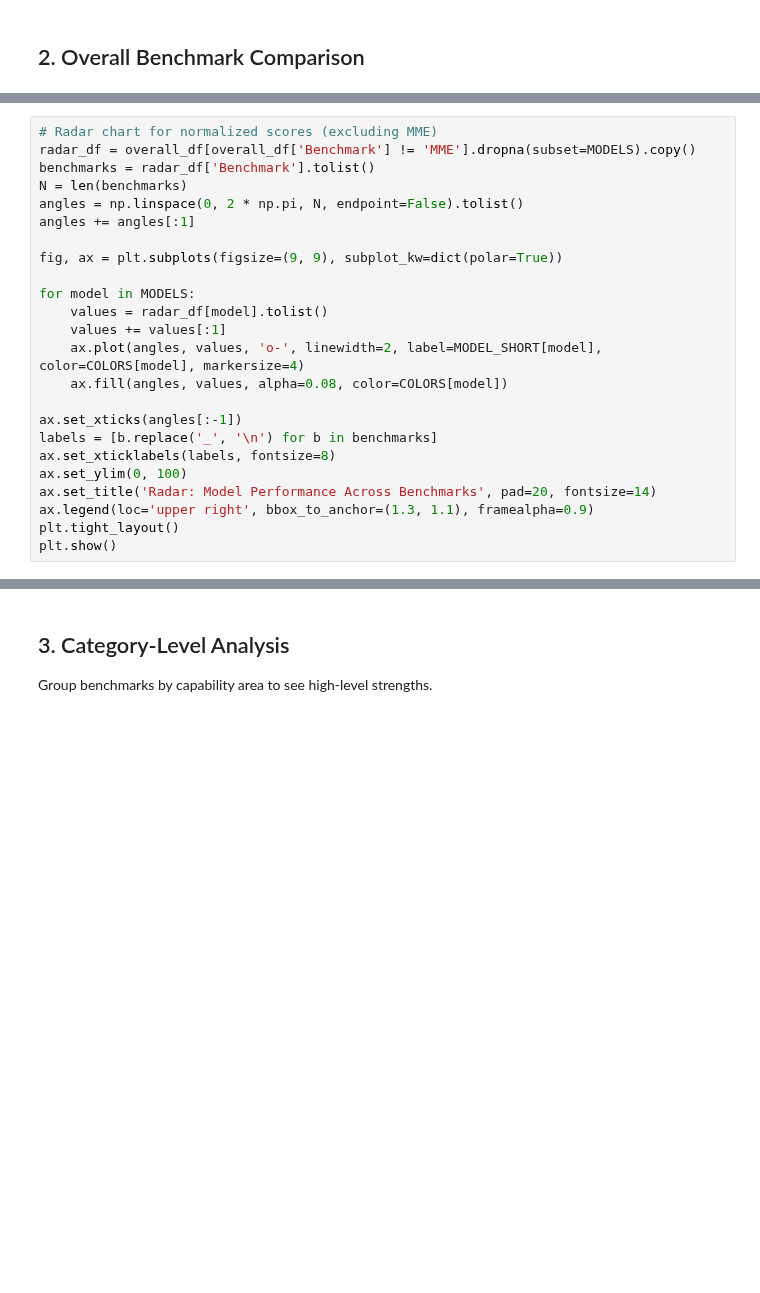
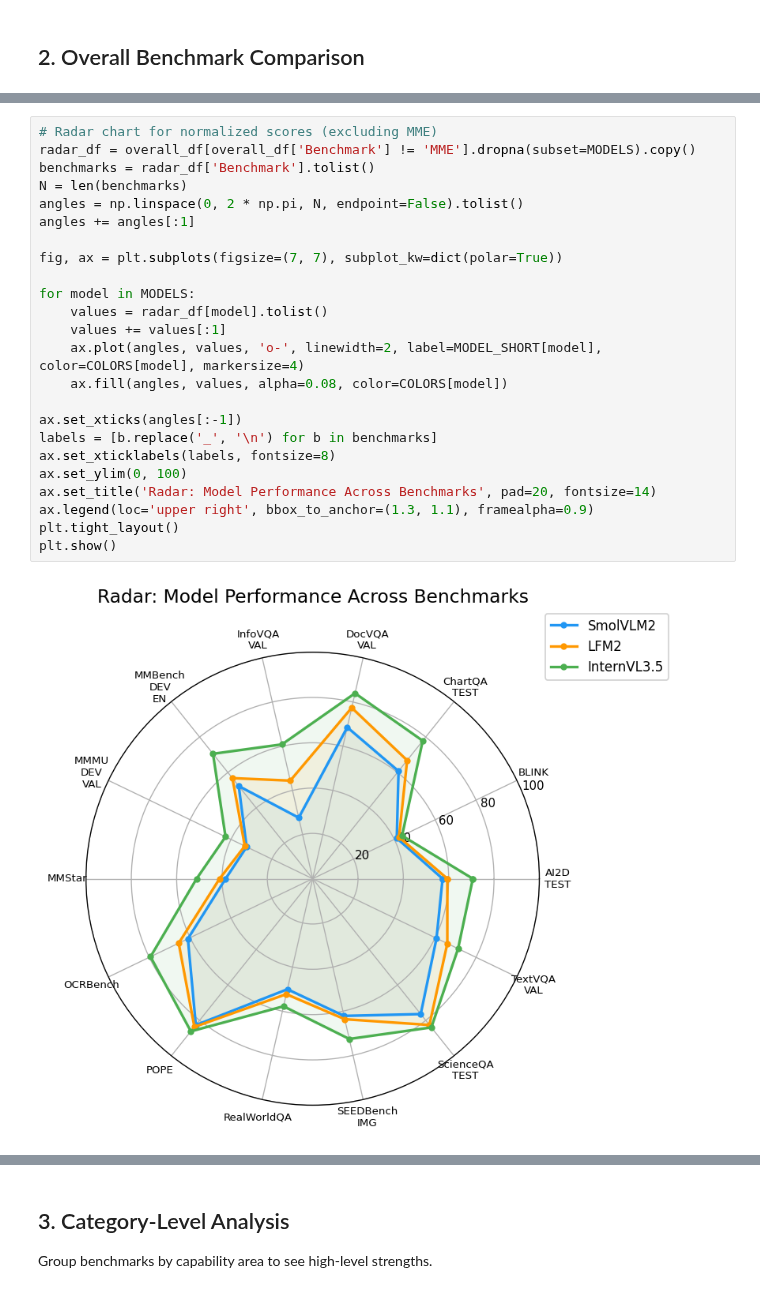
Before and after one commit to euler-666/VLMEvalKit, a Jupyter notebook: analysis.ipynb, the cells around one changed output, grey strips where cells are left out. Cells and saved outputs as stored; diff of their text form; blank space fills up the shorter version.

Commit message:
adding benchmark plotting in jupyter notebook

```diff
--- a/analysis.ipynb
+++ b/analysis.ipynb
@@ -171,27 +212,29 @@ plt.show()
 # %%
 # Radar chart for normalized scores (excluding MME)
 radar_df = overall_df[overall_df['Benchmark'] != 'MME'].dropna(subset=MODELS).copy()
 benchmarks = radar_df['Benchmark'].tolist()
 N = len(benchmarks)
 angles = np.linspace(0, 2 * np.pi, N, endpoint=False).tolist()
 angles += angles[:1]
 
-fig, ax = plt.subplots(figsize=(9, 9), subplot_kw=dict(polar=True))
+fig, ax = plt.subplots(figsize=(7, 7), subplot_kw=dict(polar=True))
 
 for model in MODELS:
     values = radar_df[model].tolist()
     values += values[:1]
     ax.plot(angles, values, 'o-', linewidth=2, label=MODEL_SHORT[model], color=COLORS[model], markersize=4)
     ax.fill(angles, values, alpha=0.08, color=COLORS[model])
 
 ax.set_xticks(angles[:-1])
 labels = [b.replace('_', '\n') for b in benchmarks]
 ax.set_xticklabels(labels, fontsize=8)
 ax.set_ylim(0, 100)
 ax.set_title('Radar: Model Performance Across Benchmarks', pad=20, fontsize=14)
 ax.legend(loc='upper right', bbox_to_anchor=(1.3, 1.1), framealpha=0.9)
 plt.tight_layout()
 plt.show()
+# %% [output]
+[figure, added]
 # %%
 # MME comparison (separate scale - perception + reasoning breakdown)
 mme_data = {}
```
Also changed, not shown: parts of 26 cells of this notebook, 5 other files.
